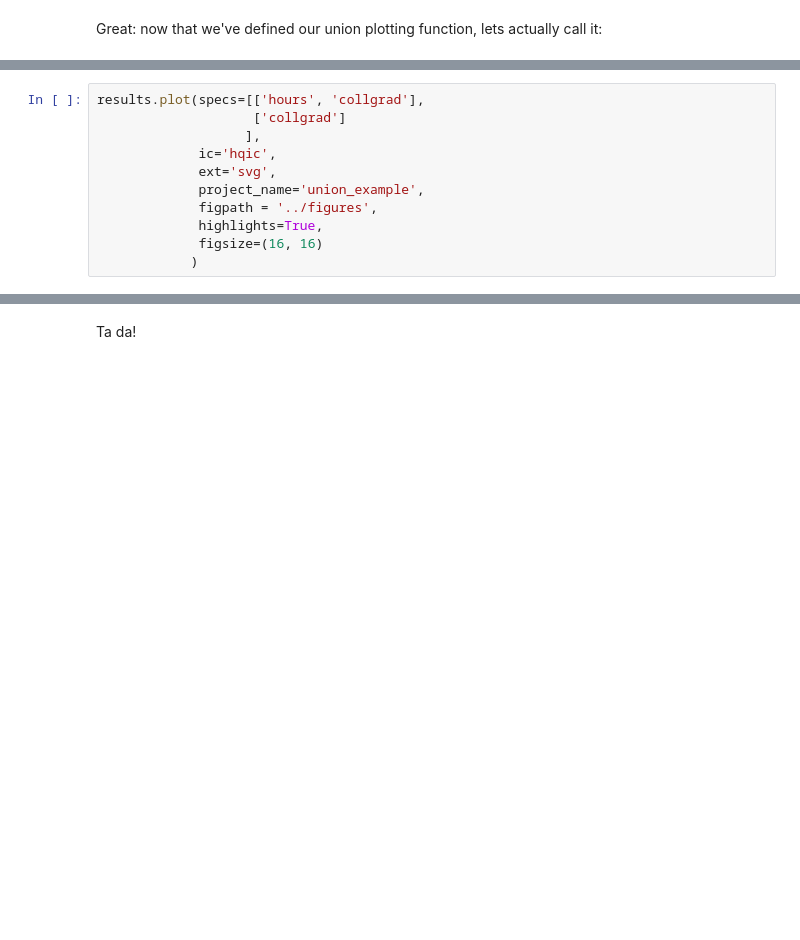
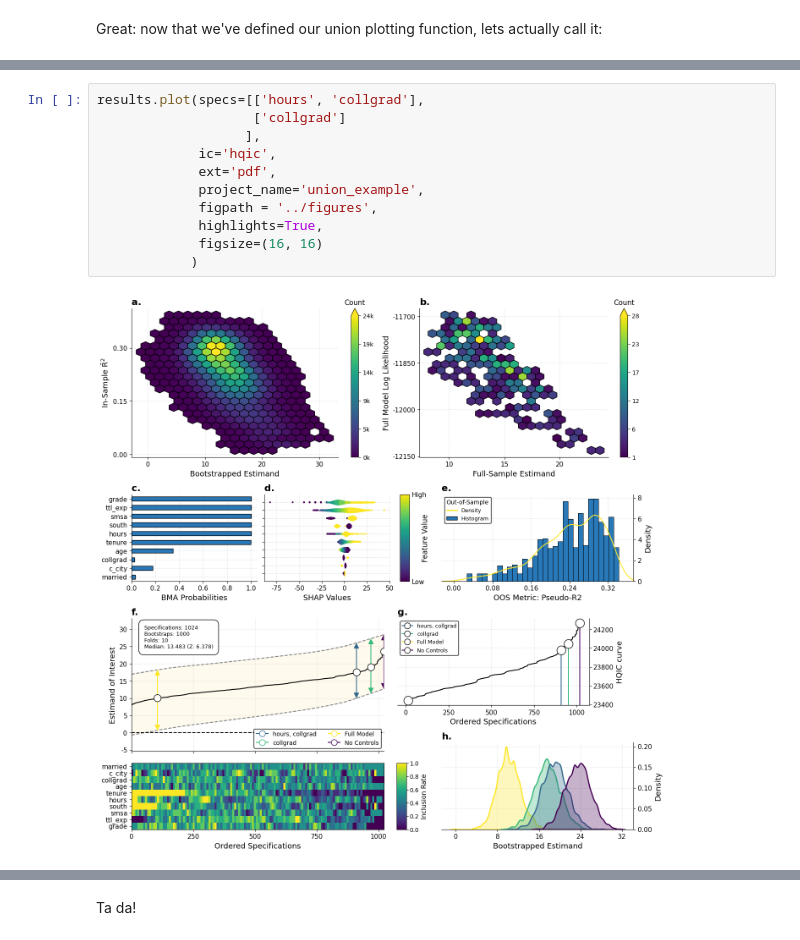
Before and after one commit to RobustiPy/robustipy, a Jupyter notebook: empirical_examples/empirical_type1_union.ipynb, the cells around one changed output, grey strips where cells are left out. Drawn from its saved outputs; the diff is of its cells as text; blank space fills up the shorter version.

```diff
--- a/empirical_examples/empirical_type1_union.ipynb
+++ b/empirical_examples/empirical_type1_union.ipynb
@@ -154,13 +159,15 @@ Notes:
 # %%
 results.plot(specs=[['hours', 'collgrad'],
                     ['collgrad']
                    ],
              ic='hqic',
-             ext='svg',
+             ext='pdf',
              project_name='union_example',
              figpath = '../figures',
              highlights=True,
              figsize=(16, 16)
             )
+# %% [output]
+[figure, added]
 # %%
 results.summary(digits=1)
```
Also changed, not shown: parts of 2 cells of this notebook, 9 other files.
